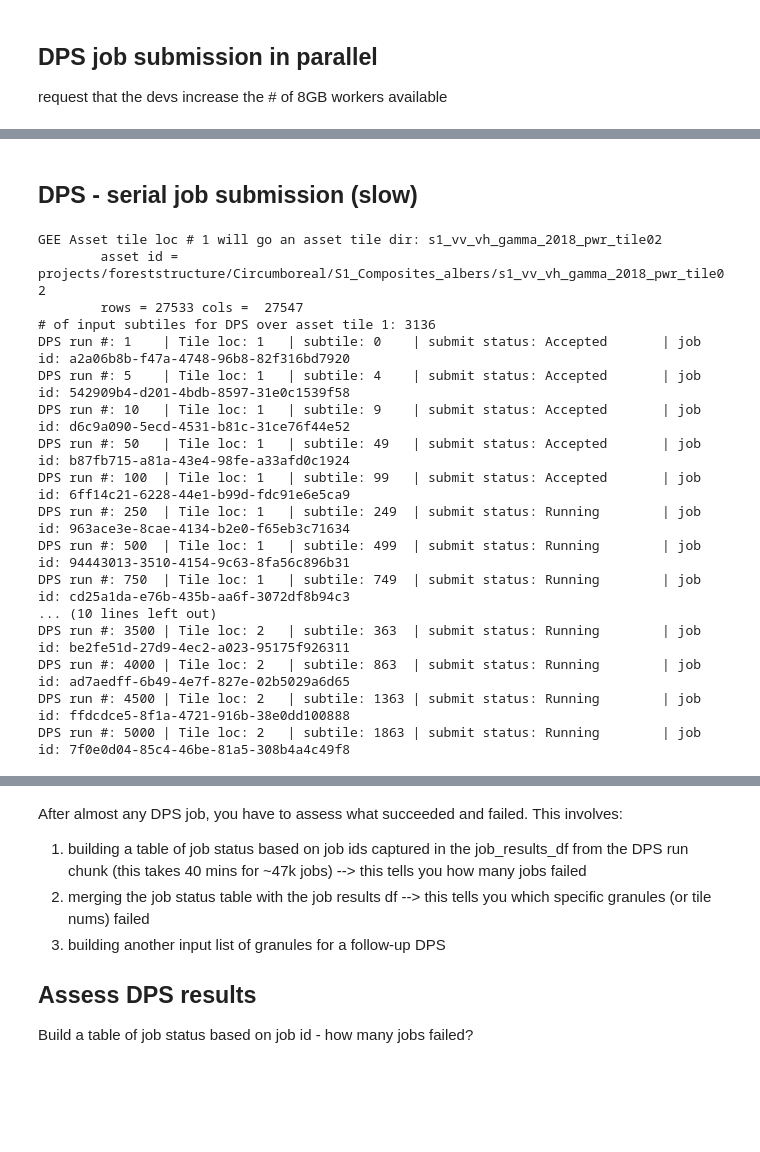
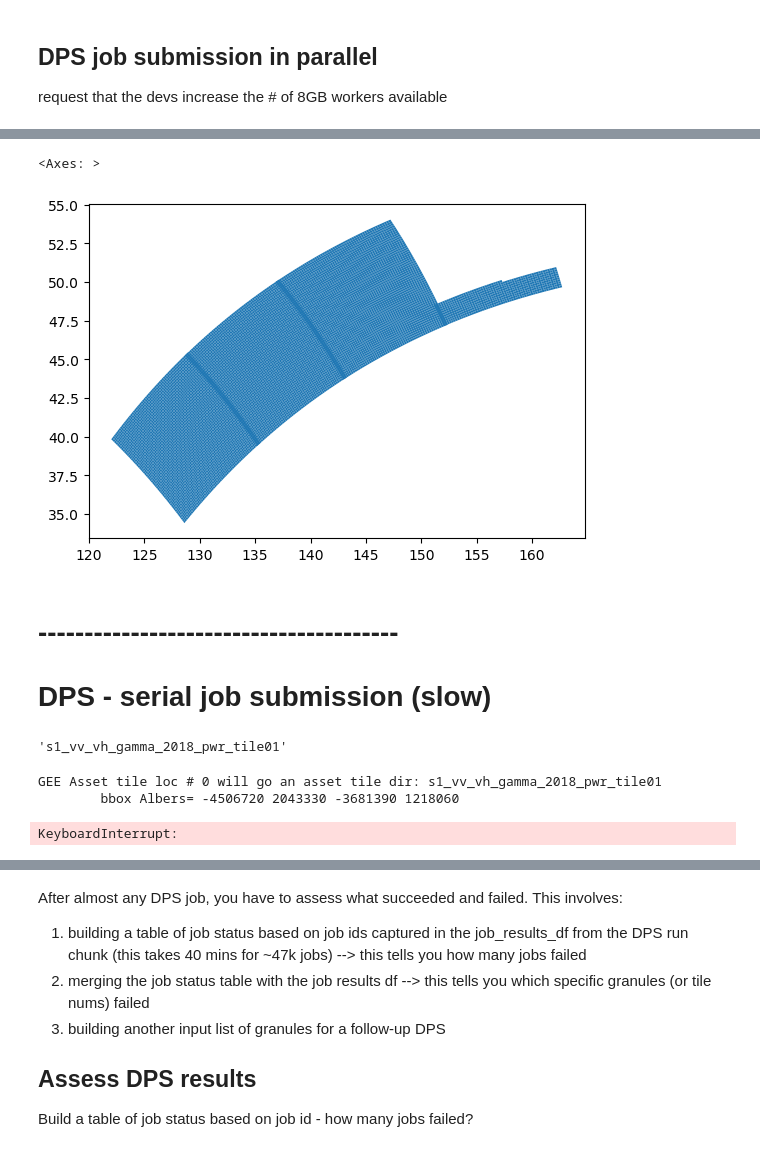
Before and after one commit to lauraduncanson/icesat2_boreal, a Jupyter notebook: notebooks/3.Gridded_product_development/DPS_gee_export.ipynb, the cells around one changed output, grey strips where cells are left out. Saved outputs shown, nothing was run; the diff lists cells and outputs as text; code cells hidden in the pictures; blank space fills up the shorter version.

```diff
--- a/notebooks/3.Gridded_product_development/DPS_gee_export.ipynb
+++ b/notebooks/3.Gridded_product_development/DPS_gee_export.ipynb
@@ -138,3 +137,5 @@ maap.getJobStatus(submitted_job_dict.id)
+# %%
+CREDS_FN = 's3://maap-ops-workspace/montesano/credentials'
 # %%
 MAAP_VERSION = "EXPORT_GEE_v2"
 IDENTIFIER = 'SAR_S1_2018'
@@ -271,12 +279,12 @@ for ASSET_TILE in DPS_ASSET_TILE_LIST:
     for INPUT_SUBTILE_NUM in LIST_SUBTILE_INDEX_TO_DPS:
 
         in_param_dict = {
-                            'creds_fn' : 's3://maap-ops-workspace/montesano/GEE/credentials',
+                            'creds_fn' : CREDS_FN,
                              'subtile_loc': INPUT_SUBTILE_NUM,
                              'id_num': ASSET_TILE,
                              'id_col': TILE_FIELD_NAME,
                              'tile_size_m': TILE_SIZE_M,
-                             'asset_path': 'projects/foreststructure/Circumboreal/S1_Composites_albers'
+                             'asset_path': ASSET_PATH
 
             }
 
@@ -414,0 +457,9 @@ submit_results_df.info()
+# %%
+fishnet_4326_list = []
+for AGG_TILE_NUM in asset_df.AGG_TILE_NUM.to_list():
+    print(AGG_TILE_NUM)
+    ASSET_TILE_NAME, fishnet_4326 = MAKE_ASSET_TILE_SUBTILES(AGG_TILE_NUM, asset_df, TILE_FIELD_NAME=TILE_FIELD_NAME, TILE_SIZE_M=TILE_SIZE_M)
+    fishnet_4326_list.append(fishnet_4326)
+
+z = pd.concat(fishnet_4326_list)
+z.to_file(f'/projects/my-public-bucket/databank/boreal_tiles_v003_agg9/boreal_tiles_v003_agg9_subtiles_{TILE_SIZE_M}m.gpkg', driver='GPKG')
@@ -415,2 +493,9 @@ submit_results_df.info()
+# %%
+z.head(10000).plot()
+# %% [output]
+<Axes: >
+[figure, added]
 # %% [markdown]
-## DPS - serial job submission (slow)
+# ---------------------------------------
+
+# DPS - serial job submission (slow)
@@ -417,17 +528,38 @@ submit_results_df.info()
+# %%
+ASSET_PATH = 'projects/foreststructure/Circumboreal/S1_Composites_albers'
+
+# We need this asset_df to know how to loop over asset tiles - but the script also needs it during processing and to use it to build a fishnet_df
+asset_df = do_gee_download_by_subtile.get_gee_assets(ASSET_PATH)
+asset_df = pd.concat([asset_df.drop(['properties'], axis=1), asset_df['properties'].apply(pd.Series)], axis=1) # makes the AGG_TILE_NUM field available
+
+asset_df.head()
+
+ASSET_TILE_NAME = os.path.basename(asset_df.id.to_list()[0])
+ASSET_TILE_NAME
+# %% [output]
+'s1_vv_vh_gamma_2018_pwr_tile01'
 # %%
 %%time
 
 #### If DPSing by subtile, you need ASSET_PATH to get gee asset_df and TILELOC to get the tile form asset_df to make its fishnet even before you call 'do_gee_download_by_subtile'
 ASSET_PATH = 'projects/foreststructure/Circumboreal/S1_Composites_albers'
+
 # We need this asset_df to know how to loop over asset tiles - but the script also needs it during processing and to use it to build a fishnet_df
 asset_df = do_gee_download_by_subtile.get_gee_assets(ASSET_PATH)
+asset_df = pd.concat([asset_df.drop(['properties'], axis=1), asset_df['properties'].apply(pd.Series)], axis=1) # makes the AGG_TILE_NUM field available
 
 DPS_ASSET_TILE_LIST = asset_df.index.to_list()
+# Potential to iterate over AGG TILE  NUM instead of 'index'?
+#DPS_ASSET_TILE_LIST = sorted(asset_df['AGG_TILE_NUM'].to_list()) # this field now available
+
 submit_results_df_list = []
 n_subtiles_total = 0
 
+TILE_SIZE_M = 500
+
 DPS_num = 0
-for TILELOC in DPS_ASSET_TILE_LIST[1:11]:
+for TILELOC in DPS_ASSET_TILE_LIST[0:2]:
+
 
     ASSET_TILE_NAME = os.path.basename(asset_df.id.to_list()[TILELOC])
 
@@ -436,11 +568,12 @@ for TILELOC in DPS_ASSET_TILE_LIST[1:11]:
     #
     # Get fishnet of subtiles on the fly to DPS subtile submission
     #
-    fishnet_df = do_gee_download_by_subtile.create_fishnet(asset_df, TILELOC, 500) # !! This number must be the same as what is in the script
+    fishnet_df = do_gee_download_by_subtile.create_fishnet(asset_df, TILELOC, TILE_SIZE_M) # !! This number must be the same as what is in the script
     fishnet_df['subtile'] = fishnet_df.index
     fishnet_df['tile'] = TILELOC
 
     fishnet_4326 = fishnet_df.to_crs("EPSG:4326")
+
     n_subtiles = fishnet_4326.shape[0]
     n_subtiles_total += n_subtiles
 
@@ -457,10 +590,11 @@ for TILELOC in DPS_ASSET_TILE_LIST[1:11]:
         DPS_num += 1
 
         in_param_dict = {
-                            'creds_fn' : 's3://maap-ops-workspace/montesano/GEE/credentials',
+                             'creds_fn' : CRED_FN,
                              'subtile_loc': INPUT_SUBTILE_NUM,
                              'tile_loc': TILELOC,
-                             'asset_path': 'projects/foreststructure/Circumboreal/S1_Composites_albers'
+                             'asset_path': ASSET_PATH,
+                            'tile_size_m': TILE_SIE_M
 
             }
 
@@ -505,23 +639,9 @@ print(f"Current time:\t{nowtime}")
 submit_results_df.to_csv(f'/projects/my-public-bucket/dps_submission_results/DPS_{ALGO_ID}_{IDENTIFIER}_submission_results_{len_input_list}_{nowtime}.csv')
 submit_results_df.info()
 # %% [output]
-GEE Asset tile loc # 1 will go an asset tile dir: s1_vv_vh_gamma_2018_pwr_tile02
-        asset id = projects/foreststructure/Circumboreal/S1_Composites_albers/s1_vv_vh_gamma_2018_pwr_tile02
-        rows = 27533 cols =  27547
-# of input subtiles for DPS over asset tile 1: 3136
-DPS run #: 1    | Tile loc: 1   | subtile: 0    | submit status: Accepted       | job id: a2a06b8b-f47a-4748-96b8-82f316bd7920
-DPS run #: 5    | Tile loc: 1   | subtile: 4    | submit status: Accepted       | job id: 542909b4-d201-4bdb-8597-31e0c1539f58
-DPS run #: 10   | Tile loc: 1   | subtile: 9    | submit status: Accepted       | job id: d6c9a090-5ecd-4531-b81c-31ce76f44e52
-DPS run #: 50   | Tile loc: 1   | subtile: 49   | submit status: Accepted       | job id: b87fb715-a81a-43e4-98fe-a33afd0c1924
-DPS run #: 100  | Tile loc: 1   | subtile: 99   | submit status: Accepted       | job id: 6ff14c21-6228-44e1-b99d-fdc91e6e5ca9
-DPS run #: 250  | Tile loc: 1   | subtile: 249  | submit status: Running        | job id: 963ace3e-8cae-4134-b2e0-f65eb3c71634
-DPS run #: 500  | Tile loc: 1   | subtile: 499  | submit status: Running        | job id: 94443013-3510-4154-9c63-8fa56c896b31
-DPS run #: 750  | Tile loc: 1   | subtile: 749  | submit status: Running        | job id: cd25a1da-e76b-435b-aa6f-3072df8b94c3
-... (10 lines left out)
-DPS run #: 3500 | Tile loc: 2   | subtile: 363  | submit status: Running        | job id: be2fe51d-27d9-4ec2-a023-95175f926311
-DPS run #: 4000 | Tile loc: 2   | subtile: 863  | submit status: Running        | job id: ad7aedff-6b49-4e7f-827e-02b5029a6d65
-DPS run #: 4500 | Tile loc: 2   | subtile: 1363 | submit status: Running        | job id: ffdcdce5-8f1a-4721-916b-38e0dd100888
-DPS run #: 5000 | Tile loc: 2   | subtile: 1863 | submit status: Running        | job id: 7f0e0d04-85c4-46be-81a5-308b4a4c49f8
+GEE Asset tile loc # 0 will go an asset tile dir: s1_vv_vh_gamma_2018_pwr_tile01
+        bbox Albers= -4506720 2043330 -3681390 1218060
+KeyboardInterrupt:
 # %%
 # submit_results_df.reset_index(drop=True, inplace=True)
 submit_results_df.head()
```
Also changed, not shown: parts of 42 cells of this notebook, 2 other files.
